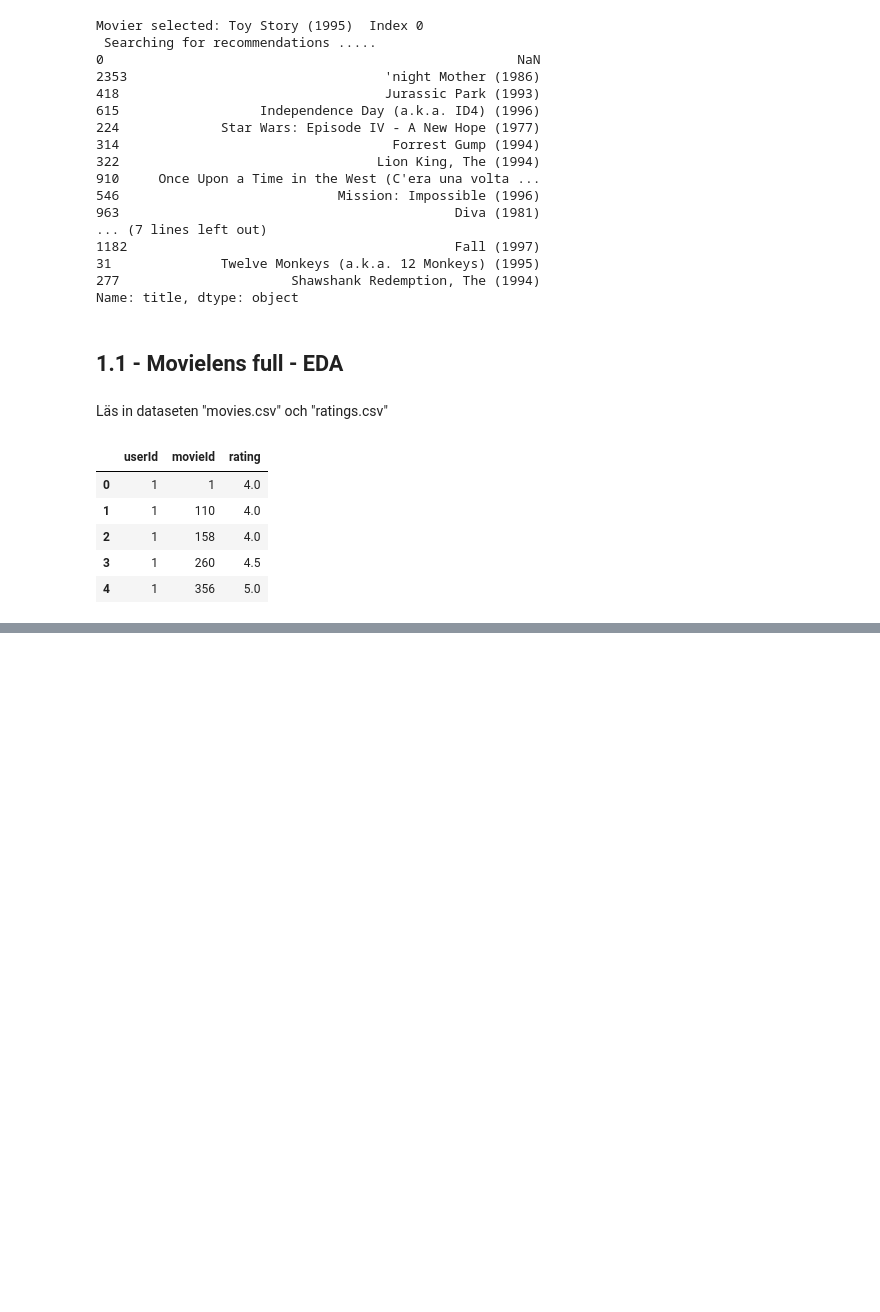
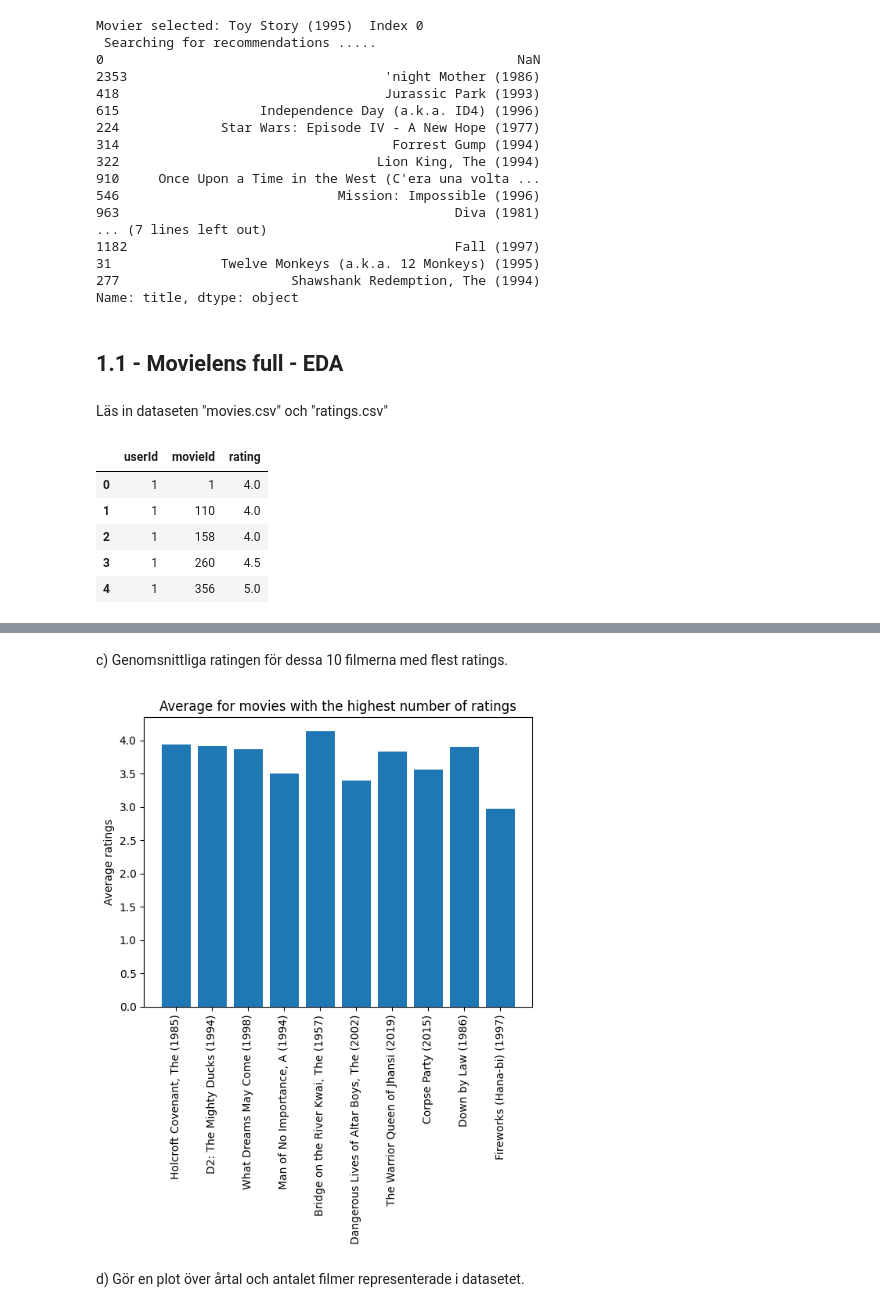
Before and after one commit to danlundh67/AI-recomend_predict, a Jupyter notebook: recommend.ipynb, the cells around one changed output, grey strips where cells are left out. Drawn from its saved outputs; the diff is of its cells as text; code cells hidden in the pictures; blank space fills up the shorter version.

```diff
--- a/recommend.ipynb
+++ b/recommend.ipynb
@@ -169,0 +174,13 @@ df_test2.rename_axis('Count_ratings').reset_index()
+# %% [markdown]
+c)  Genomsnittliga ratingen för dessa 10 filmerna med flest ratings.
+# %%
+df_10avg=df_all.sort_values(by='Count_ratings', ascending=False).head(10)
+plt.bar(x=top10titles, height=list(df_10avg['rating_y']))
+plt.xticks(rotation=90)
+plt.ylabel('Average ratings')
+plt.title('Average for movies with the highest number of ratings')
+plt.show()
+# %% [output]
+[figure, added]
+# %% [markdown]
+d)  Gör en plot över årtal och antalet filmer representerade i datasetet.
```
Also changed, not shown: parts of 14 cells of this notebook.
